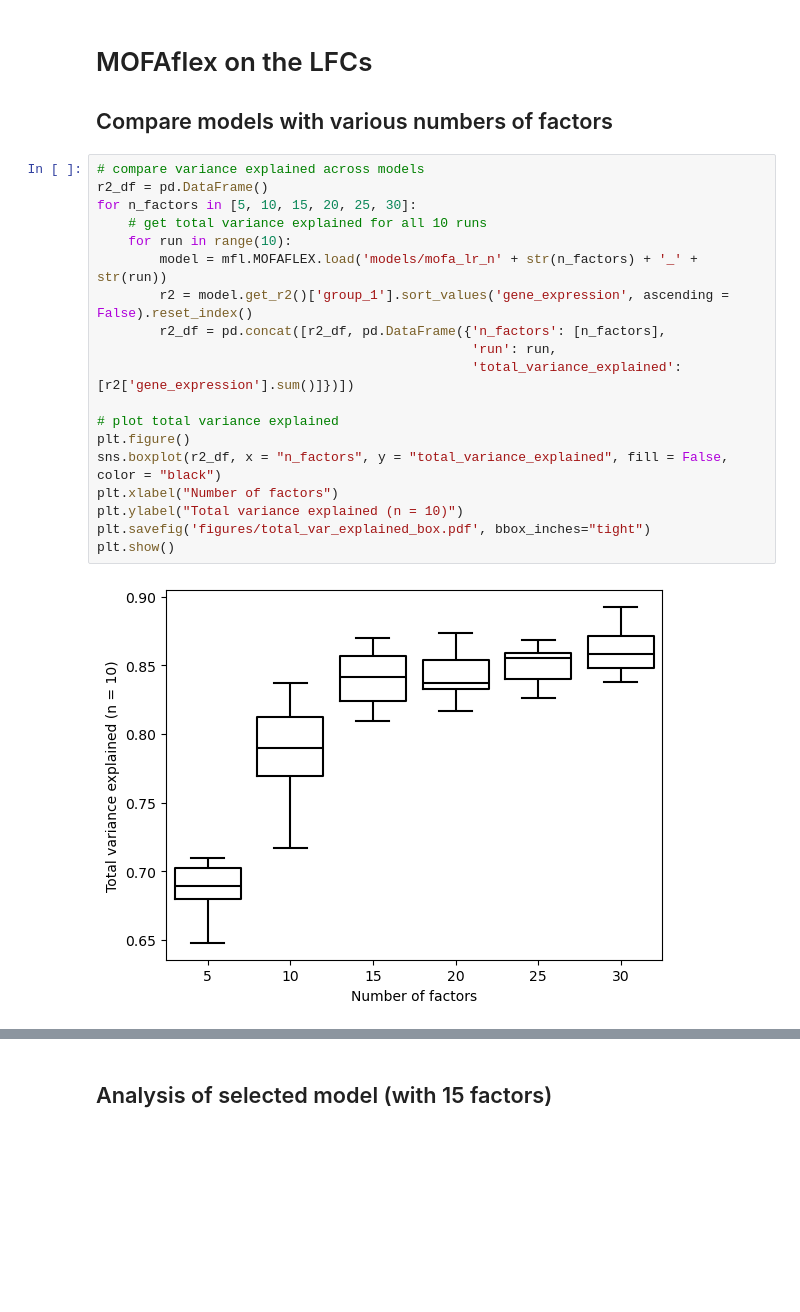
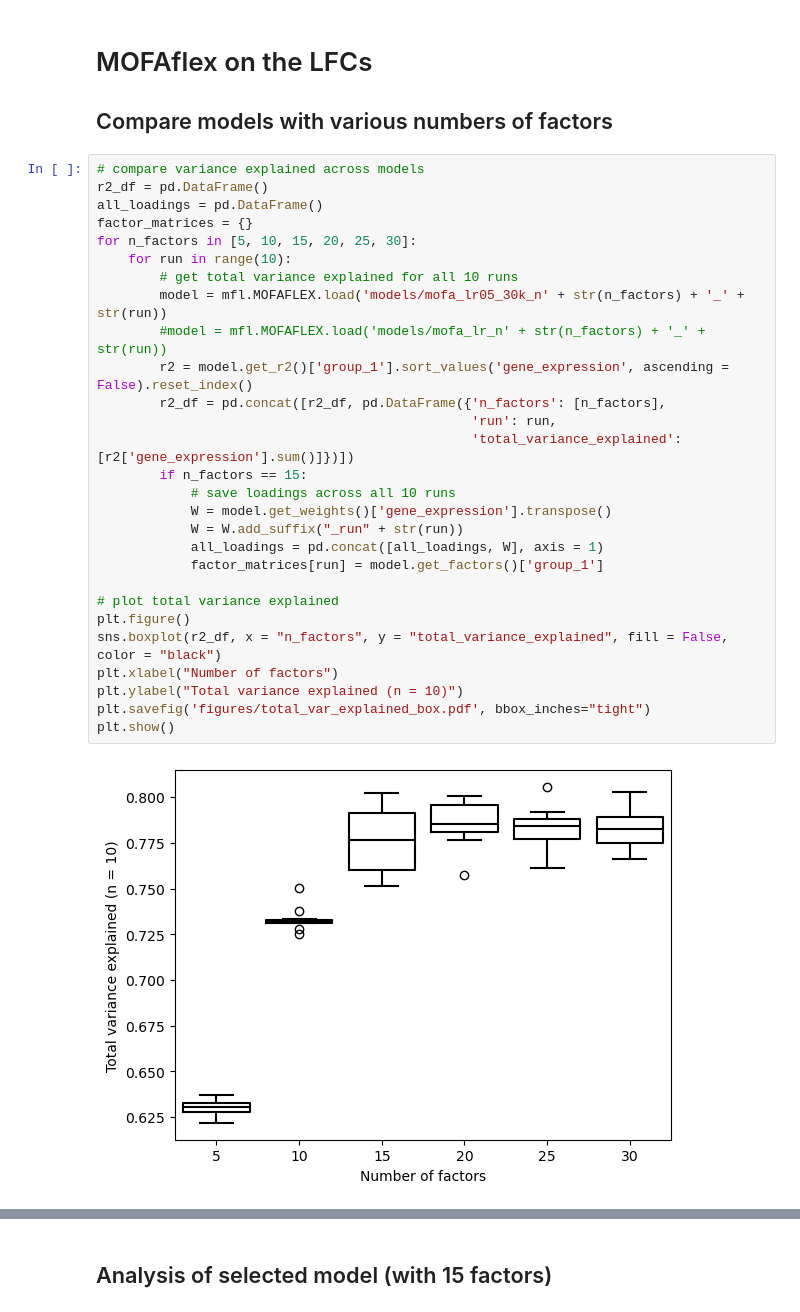
Before and after one commit to anniqueclaringbould/CD4_variant2CRE2gene2network, a Jupyter notebook: promoter_screen/interpretation/MOFA_model/02_MOFA_analyses.ipynb, the cells around one changed output, grey strips where cells are left out. Saved outputs shown, nothing was run; the diff lists cells and outputs as text; blank space fills up the shorter version.

```diff
--- a/promoter_screen/interpretation/MOFA_model/02_MOFA_analyses.ipynb
+++ b/promoter_screen/interpretation/MOFA_model/02_MOFA_analyses.ipynb
@@ -56,21 +56,30 @@ Number of response genes that are significant in more than 10 selected perturbat
 # %%
 # compare variance explained across models
 r2_df = pd.DataFrame()
+all_loadings = pd.DataFrame()
+factor_matrices = {}
 for n_factors in [5, 10, 15, 20, 25, 30]:
-    # get total variance explained for all 10 runs
     for run in range(10):
-        model = mfl.MOFAFLEX.load('models/mofa_lr_n' + str(n_factors) + '_' + str(run))
+        # get total variance explained for all 10 runs
+        model = mfl.MOFAFLEX.load('models/mofa_lr05_30k_n' + str(n_factors) + '_' + str(run))
+        #model = mfl.MOFAFLEX.load('models/mofa_lr_n' + str(n_factors) + '_' + str(run))
         r2 = model.get_r2()['group_1'].sort_values('gene_expression', ascending = False).reset_index()
         r2_df = pd.concat([r2_df, pd.DataFrame({'n_factors': [n_factors],
                                                 'run': run,
                                                 'total_variance_explained': [r2['gene_expression'].sum()]})])
+        if n_factors == 15:
+            # save loadings across all 10 runs
+            W = model.get_weights()['gene_expression'].transpose()
+            W = W.add_suffix("_run" + str(run))
+            all_loadings = pd.concat([all_loadings, W], axis = 1)
+            factor_matrices[run] = model.get_factors()['group_1']
 
 # plot total variance explained
 plt.figure()
 sns.boxplot(r2_df, x = "n_factors", y = "total_variance_explained", fill = False, color = "black")
 plt.xlabel("Number of factors")
 plt.ylabel("Total variance explained (n = 10)")
 plt.savefig('figures/total_var_explained_box.pdf', bbox_inches="tight")
 plt.show()
 # %% [output]
-[figure, old version]
+[figure, new version]
```
Also changed, not shown: parts of 13 cells of this notebook, 1 other file.
